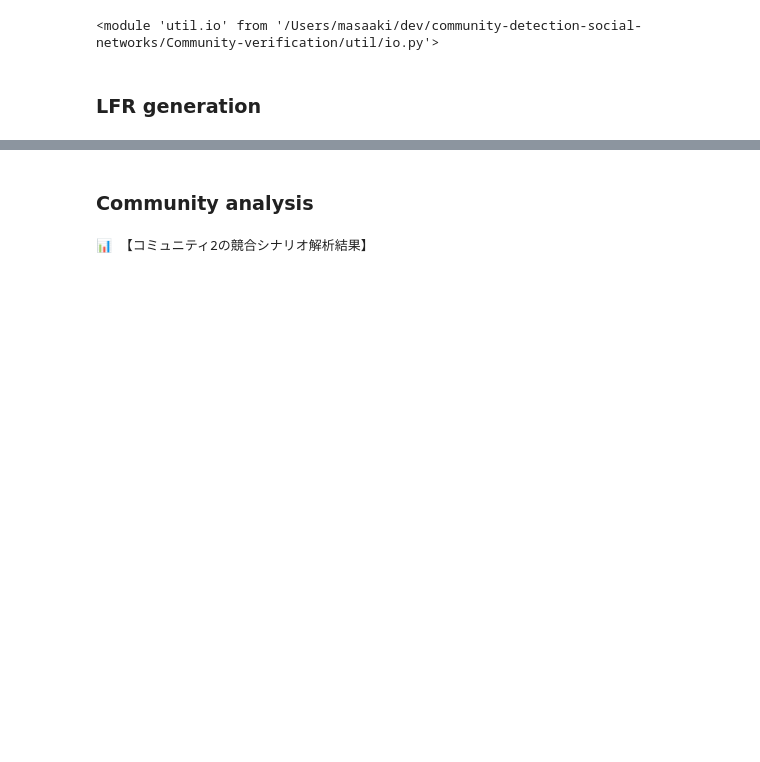
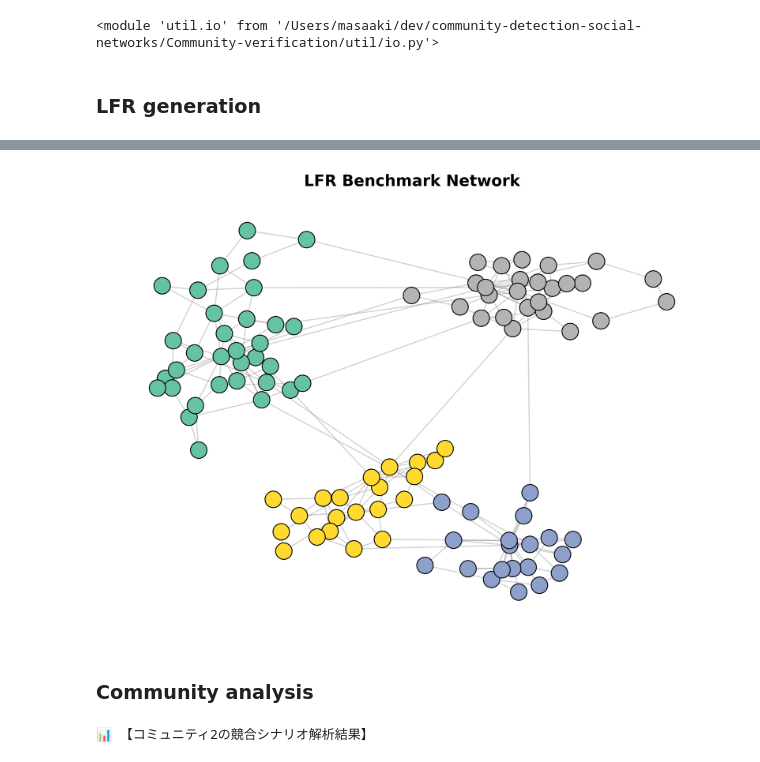
Before and after one commit to shinomi-lab/community-detection-social-networks, a Jupyter notebook: Community-verification/notes/260930.ipynb, the cells around one changed output, grey strips where cells are left out. Drawn from its saved outputs; the diff is of its cells as text; code cells hidden in the pictures; blank space fills up the shorter version.

```diff
--- a/Community-verification/notes/260930.ipynb
+++ b/Community-verification/notes/260930.ipynb
@@ -69,3 +171,95 @@ io.write_communitydict(G, p.joinpath("communities.txt.gz"))
+# %%
+import matplotlib.pyplot as plt
+import networkx as nx
+from networkx.generators.community import LFR_benchmark_graph
+
+# --------------------------------------------------
+# 1. パラメータの設定
+# --------------------------------------------------
+n = 100
+tau1 = 3.0
+tau2 = 1.5
+mu = 0.1
+average_degree = 5
+min_community = 20
+max_community = 50
+seed = 6
+
+# --------------------------------------------------
+# 2. グラフ生成・自己ループ除去・単純グラフ化
+# --------------------------------------------------
+G_raw = LFR_benchmark_graph(
+    n,
+    tau1,
+    tau2,
+    mu,
+    average_degree=average_degree,
+    min_community=min_community,
+    max_community=max_community,
+    seed=seed,
+)
+
+G = nx.Graph(G_raw)
+G.remove_edges_from(nx.selfloop_edges(G))
+
+# --------------------------------------------------
+# 3. コミュニティ情報の抽出
+# --------------------------------------------------
+communities = {node: G.nodes[node]["community"] for node in G.nodes()}
+unique_comms = list(
+    set(tuple(c) if isinstance(c, set) else c for c in communities.values())
+)
+comm_map = {com: i for i, com in enumerate(sorted(unique_comms, key=str))}
+node_comm_ids = {
+    node: comm_map[tuple(c) if isinstance(c, set) else c]
+    for node, c in communities.items()
+}
+
+# --------------------------------------------------
+# 4. コミュニティ間距離の最適化レイアウト (重み付き spring_layout)
+# --------------------------------------------------
+# 描画用のグラフコピーを作成し、エッジに重み(weight)を設定
+G_layout = G.copy()
+
+# 同じコミュニティ内のエッジは強く引き合い(weightを大きく)、異なるコミュニティ間は弱くする
+for u, v in G_layout.edges():
+    if node_comm_ids[u] == node_comm_ids[v]:
+        G_layout[u][v]["weight"] = 5.0  # コミュニティ内をキュッとまとめる
+    else:
+        G_layout[u][v]["weight"] = 0.8  # コミュニティ間も離れすぎないように保持
+
+# 重みを考慮した spring_layout (kの値で全体的なノード間距離を調整)
+pos = nx.spring_layout(G_layout, weight="weight", k=0.35, seed=seed)
+
+# --------------------------------------------------
+# 5. 可視化と画像保存
+# --------------------------------------------------
+plt.figure(figsize=(8, 6), dpi=300)
+
+node_colors = [node_comm_ids[node] for node in G.nodes()]
+
+# ノード描画
+nx.draw_networkx_nodes(
+    G,
+    pos,
+    node_color=node_colors,
+    cmap=plt.cm.Set2,
+    node_size=220,
+    edgecolors="black",
+    linewidths=0.8,
+)
+
+# エッジ描画
+nx.draw_networkx_edges(G, pos, alpha=0.35, edge_color="gray", width=1.0)
+
+plt.title("LFR Benchmark Network", fontsize=14, fontweight="bold")
+plt.axis("off")
+plt.tight_layout()
+
+plt.savefig("lfr_benchmark_balanced.png", bbox_inches="tight", transparent=True)
+plt.show()
+# %% [output]
+[figure, added]
 # %% [markdown]
 ### Community analysis
 # %%
```
Also changed, not shown: parts of 3 cells of this notebook, 21 other files.
